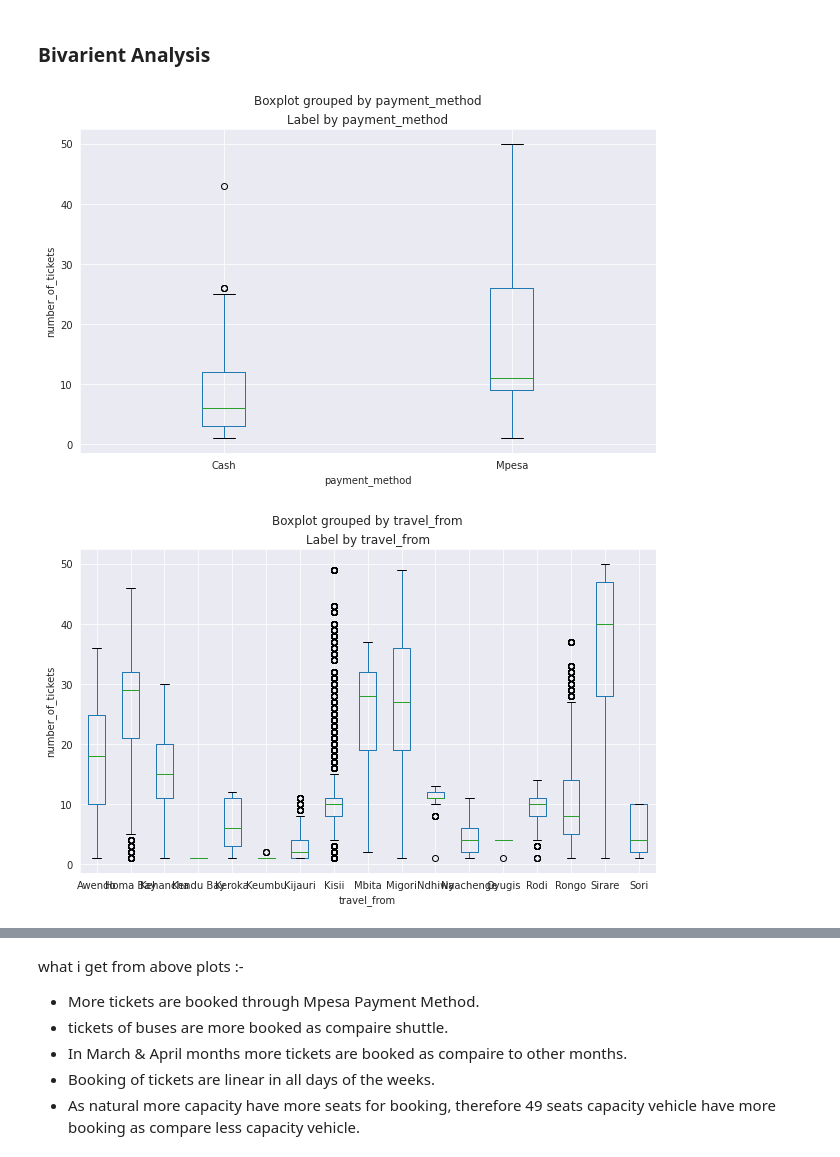
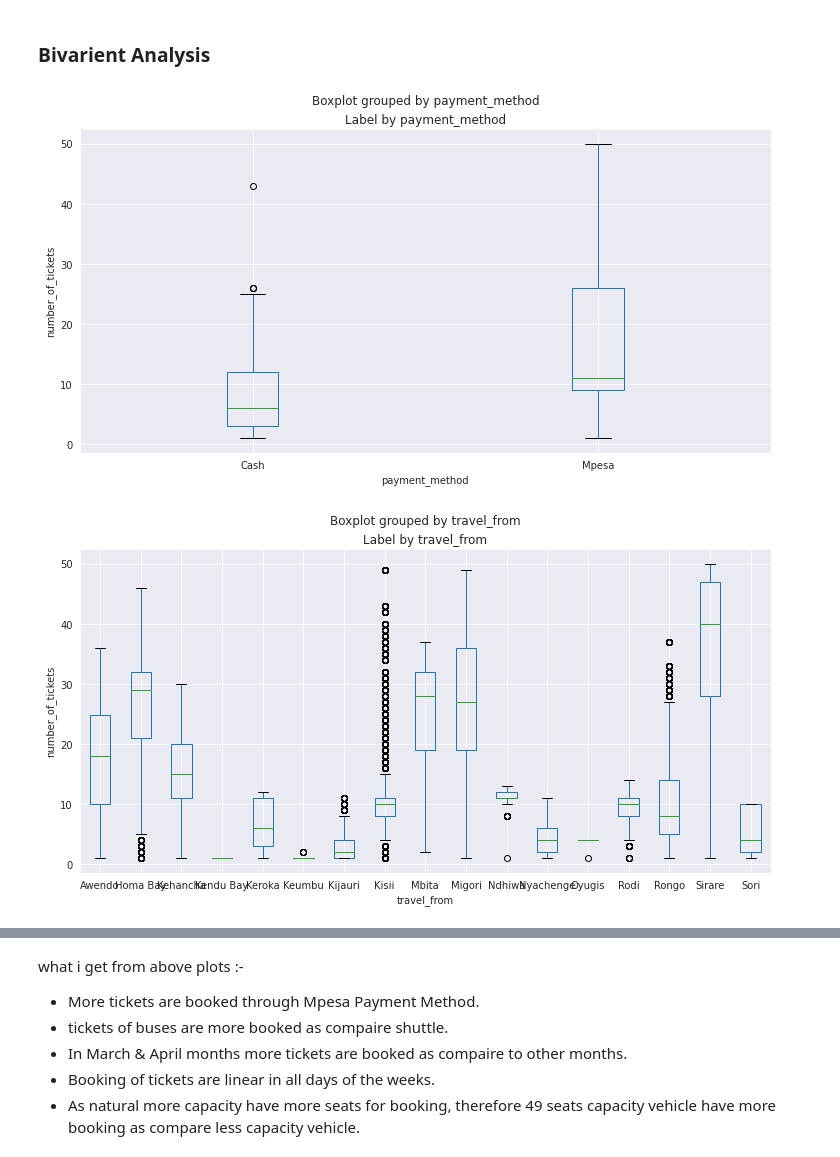
Before and after one commit to Ravinder-Kumar-M/Transport-Demand-Prediction, a Jupyter notebook: Demand_Prediction_for_Public_Transport_Capstone_Project.ipynb, the cells around one changed output, grey strips where cells are left out. Drawn from its saved outputs; the diff is of its cells as text; code cells hidden in the pictures.

```diff
--- a/Demand_Prediction_for_Public_Transport_Capstone_Project.ipynb
+++ b/Demand_Prediction_for_Public_Transport_Capstone_Project.ipynb
@@ -201,6 +220,6 @@ plt.show()
 # %% [markdown]
 ###First I perform EDA for **Numerical Variables**
 # %%
-numerical_feature = dataset.describe().columns
+numerical_feature = [col for col in dataset.describe().columns if col not in ['number_of_tickets'] ]
 numerical_feature
 # %% [output]
@@ -220,9 +252,0 @@ Now I plot distplot of numerical Variables to see their data destribution.
-# %%
-from pyparsing.helpers import LineStart
-for col in numerical_feature[1:-1]:
-  plt.figure(figsize = (7,5))
-  sns.distplot(dataset[col])
-  mean = dataset[col].mean()
-  median = dataset[col].median()
-  plt.axvline(mean, linestyle='--', color='red')
-  plt.axvline(median, linestyle='--', color='magenta')
@@ -236,0 +255,11 @@ since 'max_capacity' feature has only two unique values therefore we can conside
+# %%
+for col in numerical_feature:
+  if col != 'day_of_year':
+    dd = dataset.groupby([col])['number_of_tickets'].mean()
+    dd = dd.reset_index()
+    plt.figure(figsize =(10, 8))
+    plt.stem(dd[col], dd['number_of_tickets'])
+    plt.xlabel(col)
+    plt.ylabel('avg_number_of_seats')
+
+plt.show()
@@ -238,7 +277,5 @@ since 'max_capacity' feature has only two unique values therefore we can conside
 ###EDA For **Categorical Variabels**
 # %%
 categorical_features = dataset.describe(include = ['object', 'category']).columns
-categorical_features = np.append(categorical_features, ['max_capacity'], axis=0)
-categorical_features = np.delete(categorical_features, 2)
 categorical_features
 # %% [output]
@@ -279,14 +310,14 @@ from the above plots i comes to some conclusions:-
 # %% [markdown]
 ### Bivarient Analysis
 # %%
-for col in categorical_features[1:]:
-  fig = plt.figure(figsize = (10,6))
+for col in categorical_features:
+  fig = plt.figure(figsize = (12,6))
   ax = fig.gca()
   dataset.boxplot(column = 'number_of_tickets', by=col, ax = ax)
   ax.set_title('Label by ' + col)
   ax.set_ylabel('number_of_tickets')
 
 plt.show()
 # %% [output]
-[figure, old version]
+[figure, new version]
-[figure, old version]
+[figure, new version]
```
Also changed, not shown: parts of 59 cells of this notebook.
